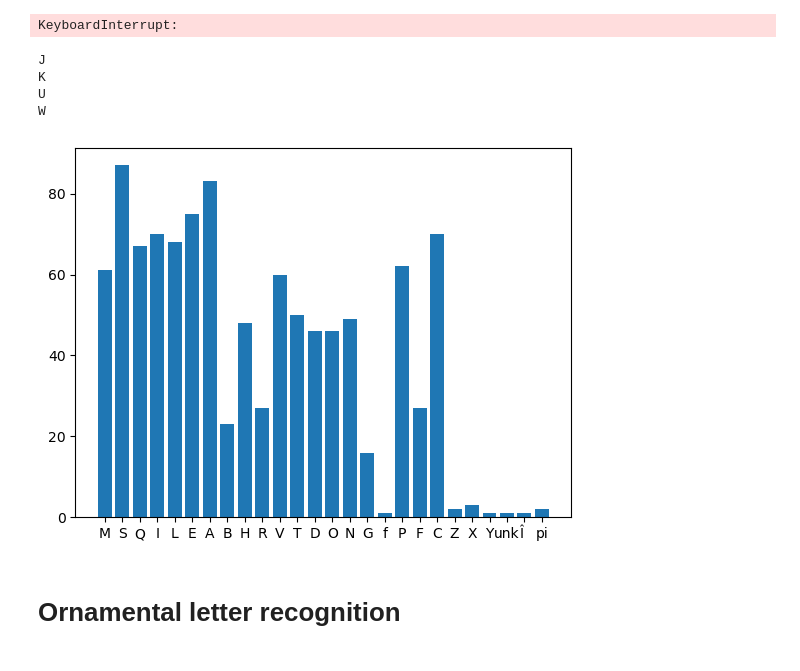
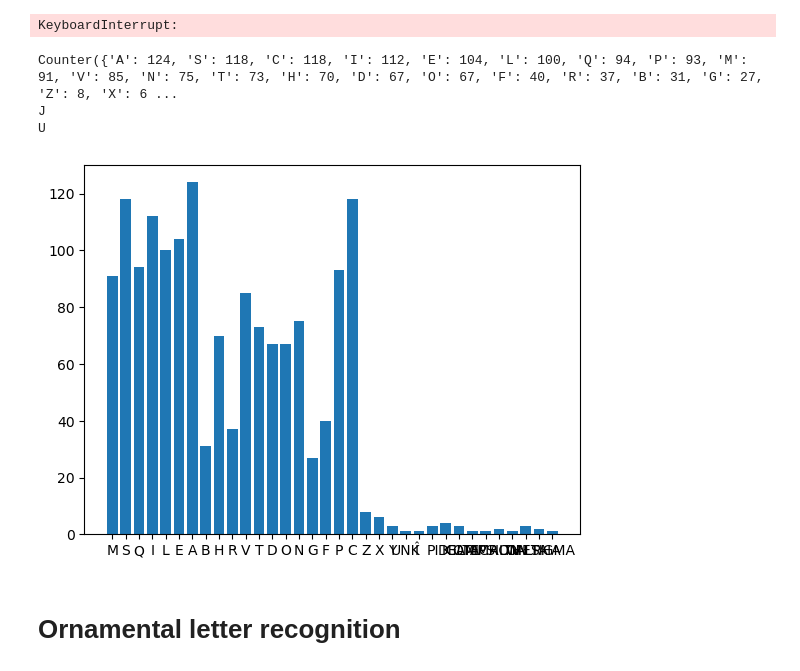
Before and after one commit to varunghat/Historical_text_OCR, a Jupyter notebook: test.ipynb, the cells around one changed output. Cells and saved outputs as stored; diff of their text form; code cells hidden in the pictures.

```diff
--- a/test.ipynb
+++ b/test.ipynb
@@ -129,7 +163,7 @@ print(consecutive_rows)
 # %%
 # Show the first n rows
 n_rows = 20
-for i, (start, end) in enumerate(consecutive_rows[:n_rows]):
+for i, (start, end) in enumerate(rows[:n_rows]):
     plt.subplot(n_rows, 1, i + 1)
     plt.imshow(img[start:end], cmap="gray")
     plt.axis("off")
@@ -188,7 +247,7 @@ url_template = "http://www.bvh.univ-tours.fr/batyr/beta/notice_bois.php?IdBois="
 
 import requests
 
-for i in tqdm(range(15133, 30000)):
+for i in tqdm(range(17787, 30000)):
     url = url_template + str(i)
     response = requests.get(url)
     if response.status_code == 200:
@@ -233,27 +292,33 @@ KeyboardInterrupt:
 # %%
 # Check the distribution
 from pathlib import Path
 import matplotlib.pyplot as plt
 from collections import Counter
 
 
 images = list(Path("images").rglob("*.jpg"))
 letters = [image.name.split("_")[1].split(".")[0] for image in images]
 
+for i,letter in enumerate(letters):
+    # Small letters to big letters
+    if letter.islower():
+        letters[i] = letter.upper()
+
+
 letter_counter = Counter(letters)
+print(letter_counter)
 
 # Which alphabet is missing
 for letter in "ABCDEFGHIJKLMNOPQRSTUVWXYZ":
     if letter not in letter_counter:
         print(letter)
 
 plt.bar(letter_counter.keys(), letter_counter.values())
 plt.show()
 # %% [output]
+Counter({'A': 124, 'S': 118, 'C': 118, 'I': 112, 'E': 104, 'L': 100, 'Q': 94, 'P': 93, 'M': 91, 'V': 85, 'N': 75, 'T': 73, 'H': 70, 'D': 67, 'O': 67, 'F': 40, 'R': 37, 'B': 31, 'G': 27, 'Z': 8, 'X': 6 ...
 J
-K
 U
-W
-[figure, old version]
+[figure, new version]
 # %% [markdown]
 # Ornamental letter recognition
```
Also changed, not shown: parts of 11 cells of this notebook.
